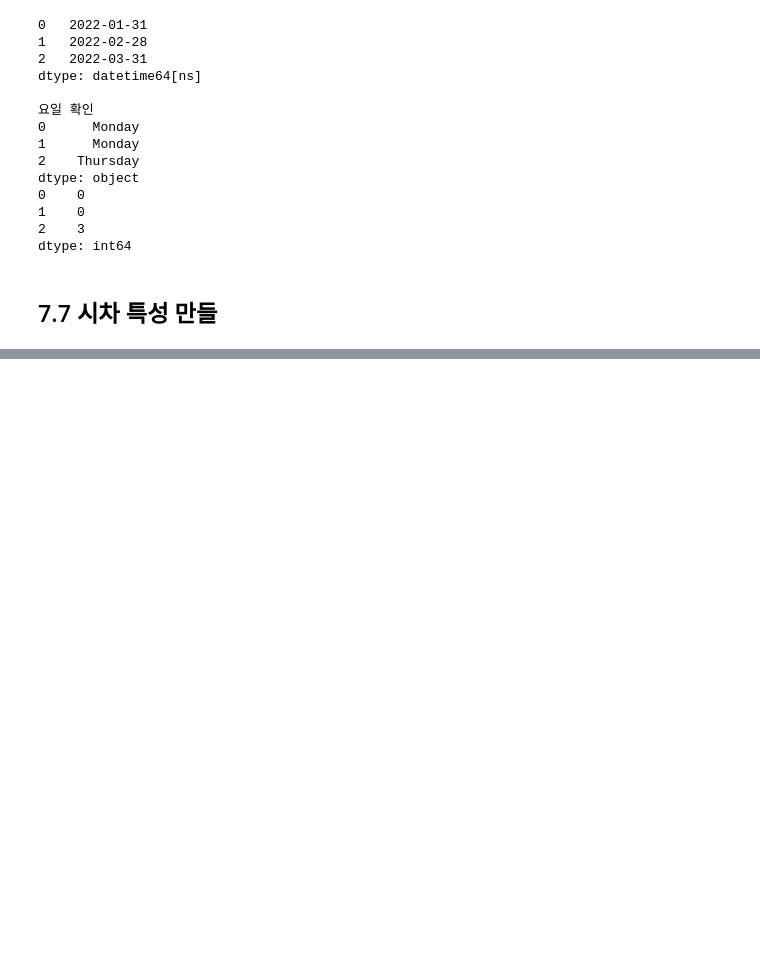
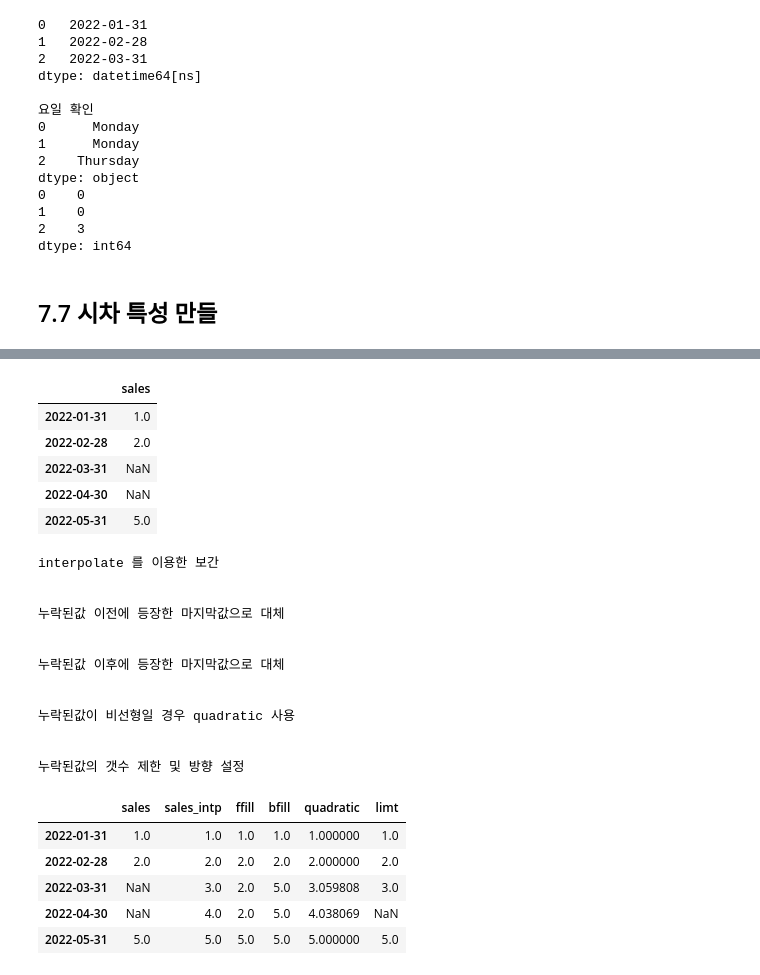
Before and after one commit to johyunkang/MLwithPythonCookbook, a Jupyter notebook: 7_datetime.ipynb, the cells around one changed output, grey strips where cells are left out. Drawn from its saved outputs; the diff is of its cells as text; code cells hidden in the pictures; blank space fills up the shorter version.

```diff
--- a/7_datetime.ipynb
+++ b/7_datetime.ipynb
@@ -221,0 +291,57 @@ dtype: int64
+# %%
+import pandas as pd
+import numpy as np
+
+time_idx = pd.date_range('2022-01-01', periods=5, freq='M')
+df = pd.DataFrame(index=time_idx)
+
+# 누락된 값이 있는 피처 생성
+df['sales'] = [1.0, 2.0, np.nan, np.nan, 5.0]
+display(df)
+
+print('\n\ninterpolate 를 이용한 보간')
+df['sales_intp'] = df.interpolate(method='linear') # linear(default) | quadratic
+# display(df)
+
+print('\n\n누락된값 이전에 등장한 마지막값으로 대체')
+df['ffill'] = df['sales'].ffill()
+# display(df)
+
+print('\n\n누락된값 이후에 등장한 마지막값으로 대체')
+df['bfill'] = df['sales'].bfill()
+# display(df)
+
+
+print('\n\n누락된값이 비선형일 경우 quadratic 사용')
+df['quadratic'] = df['sales'].interpolate(method='quadratic')
+# display(df)
+
+print('\n\n누락된값의 갯수 제한 및 방향 설정')
+df['limt'] = df['sales'].interpolate(limit=1, limit_direction='forward') # forward | backward | both
+display(df)
+# %% [output]
+|  | sales |
+| 2022-01-31 | 1.0 |
+| 2022-02-28 | 2.0 |
+| 2022-03-31 | NaN |
+| 2022-04-30 | NaN |
+| 2022-05-31 | 5.0 |
+interpolate 를 이용한 보간
+
+
+누락된값 이전에 등장한 마지막값으로 대체
+
+
+누락된값 이후에 등장한 마지막값으로 대체
+
+
+누락된값이 비선형일 경우 quadratic 사용
+
+
+누락된값의 갯수 제한 및 방향 설정
+|  | sales | sales_intp | ffill | bfill | quadratic | limt |
+| 2022-01-31 | 1.0 | 1.0 | 1.0 | 1.0 | 1.000000 | 1.0 |
+| 2022-02-28 | 2.0 | 2.0 | 2.0 | 2.0 | 2.000000 | 2.0 |
+| 2022-03-31 | NaN | 3.0 | 2.0 | 5.0 | 3.059808 | 3.0 |
+| 2022-04-30 | NaN | 4.0 | 2.0 | 5.0 | 4.038069 | NaN |
+| 2022-05-31 | 5.0 | 5.0 | 5.0 | 5.0 | 5.000000 | 5.0 |
```
Also changed, not shown: parts of 11 cells of this notebook.
